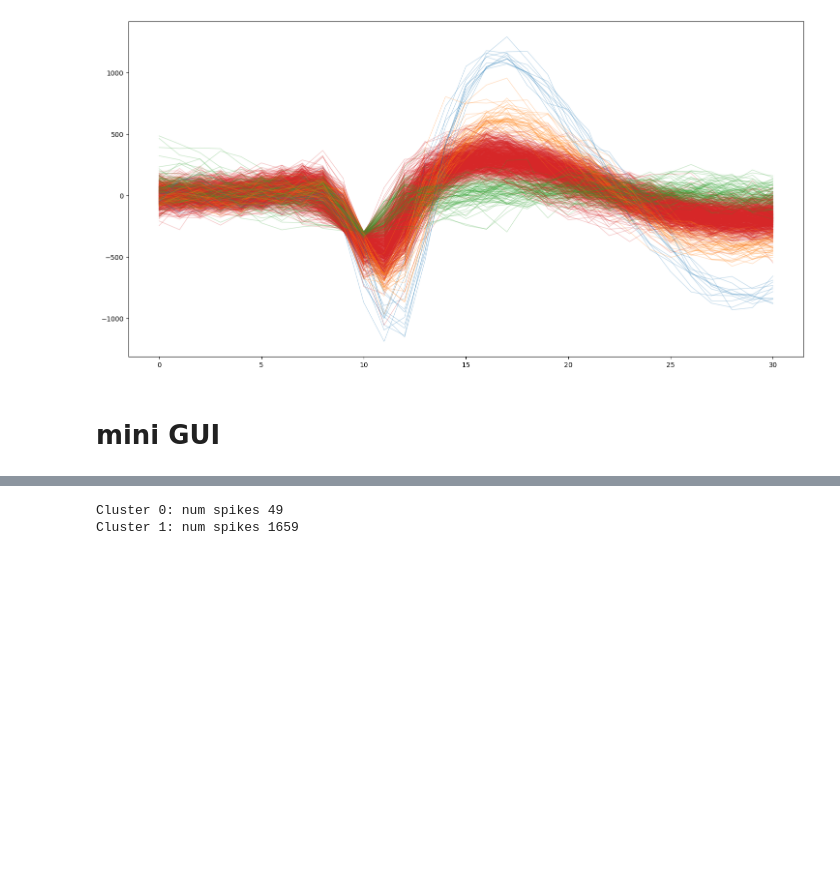
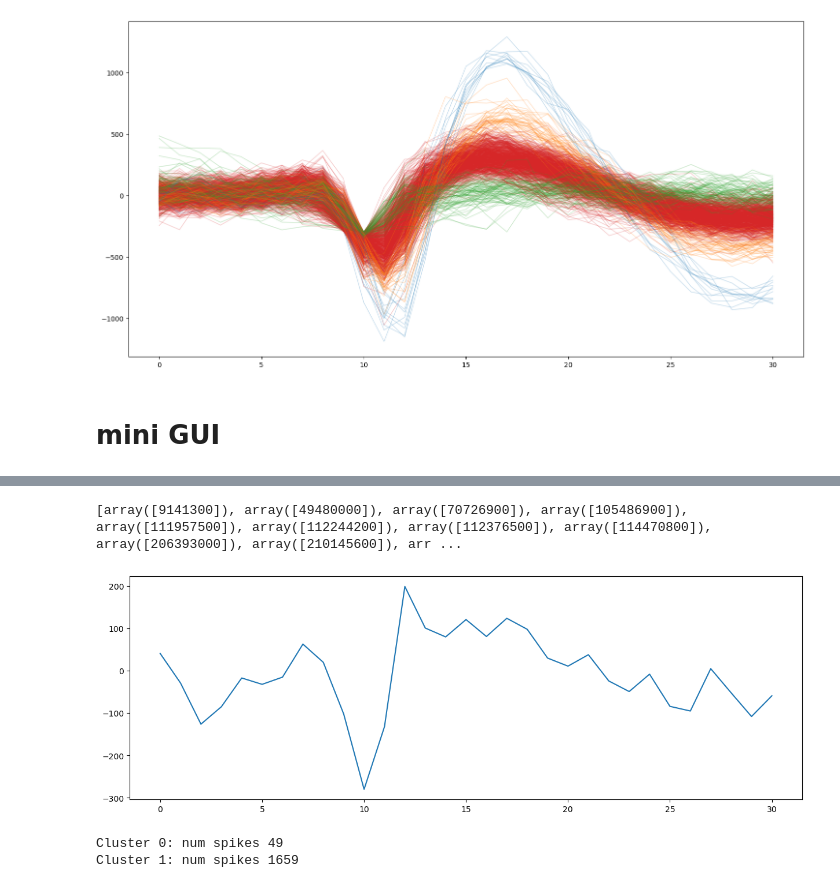
Before and after one commit to YeshuaGonzalez/T_proyect, a Jupyter notebook: ChargeSpikes.ipynb, the cells around one changed output, grey strips where cells are left out. Saved outputs shown, nothing was run; the diff lists cells and outputs as text; code cells hidden in the pictures; blank space fills up the shorter version.

```diff
--- a/ChargeSpikes.ipynb
+++ b/ChargeSpikes.ipynb
@@ -416,3 +443,14 @@ Spikes detected: 2240
 # %%
+import math
+
+#math.floor(x)
 experiment_pckl['SegmentData_32'][1]
+print(len(list_tmp))
+print(len(list_ts))
+for i in range(0, len(list_tmp)):
+    segundos = list_ts[i]*(1/100)*(1/10000)
+
+    minutos = math.floor(segundos/60)
+    segundos_2 = float(segundos) - minutos*60
+    print("TS{}: {} -> {}:{}".format(list_ts[i], segundos, minutos, segundos_2))
 # %% [output]
@@ -426,3 +474,14 @@ array([[  9001200],
+# %%
+print(list_ts)
+# %% [output]
+[array([9141300]), array([49480000]), array([70726900]), array([105486900]), array([111957500]), array([112244200]), array([112376500]), array([114470800]), array([206393000]), array([210145600]), arr ...
+# %%
+plt.figure(figsize=(15,5))
+#plt.plot(np.array(list_tmp[0:10]).T)
+for i in range(3,4):
+    plt.plot(list_tmp[i])
+# %% [output]
+[figure, added]
 # %%
 keys = list(cluster_dict.keys())
 
```
Also changed, not shown: parts of 5 cells of this notebook, 6 other files.
